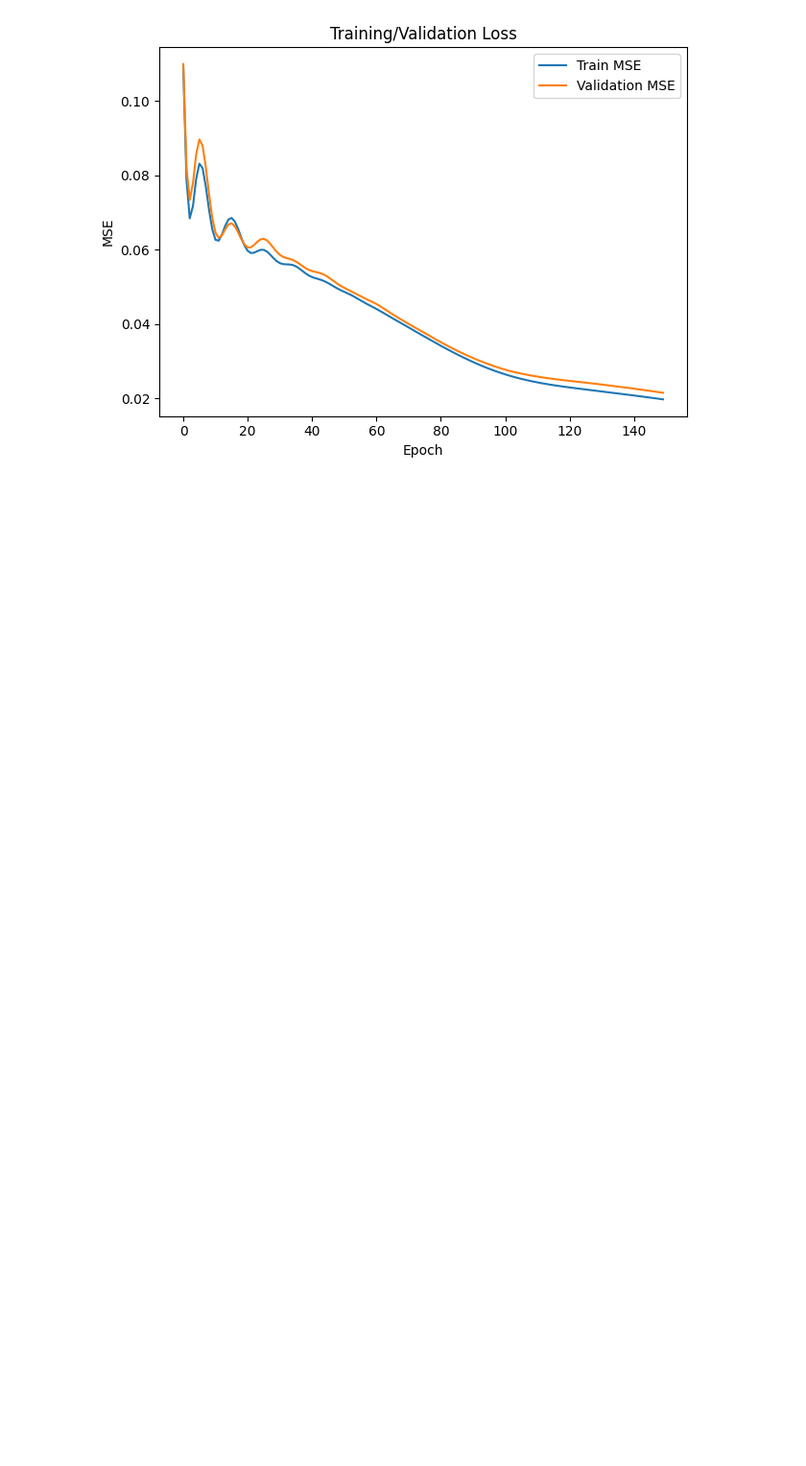
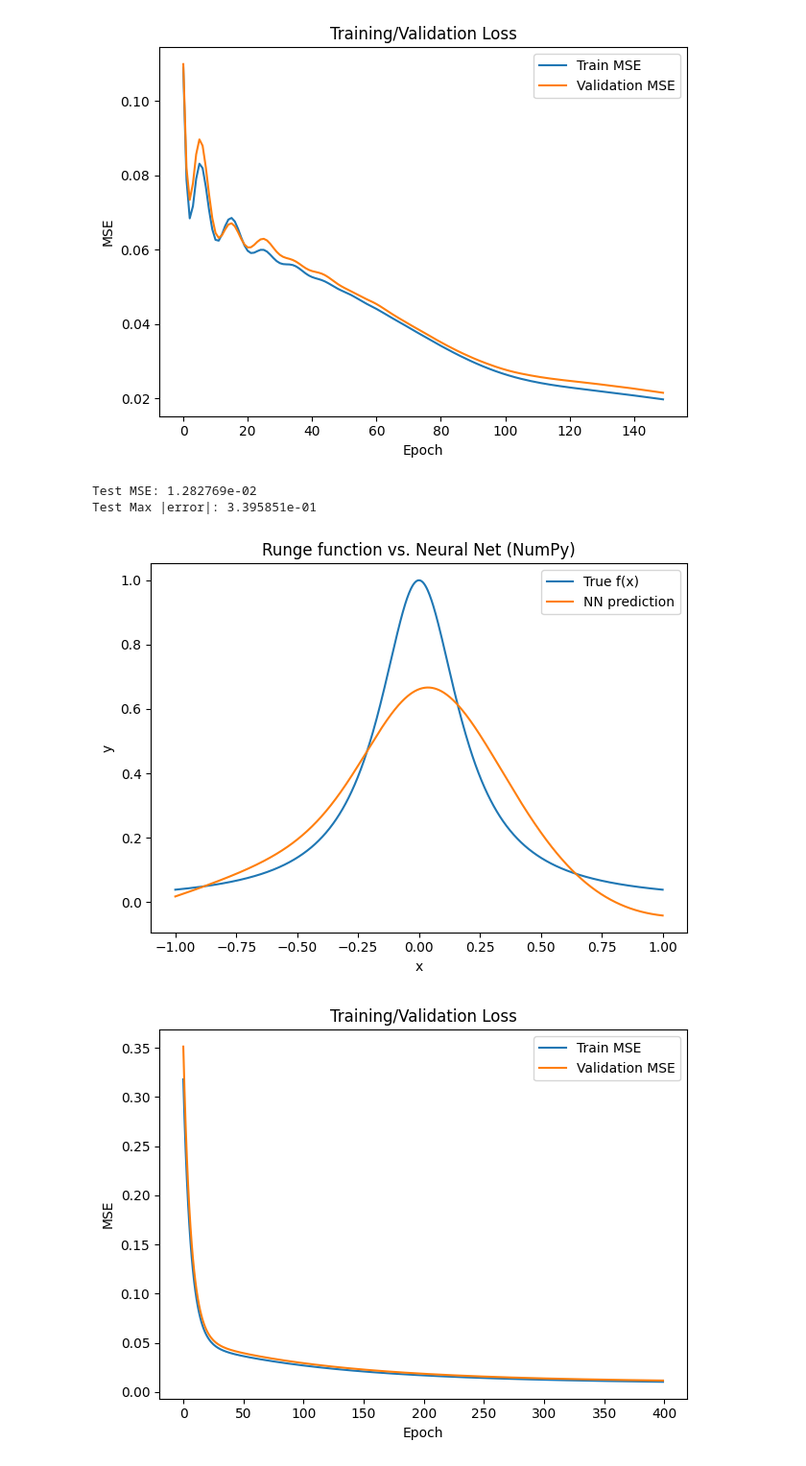
Before and after one commit to XuanWeiWang-999/2025_machine_learning, a Jupyter notebook: Week 2/Programming- neural network test.ipynb, the cells around one changed output. Shown at 96% size. Cells and saved outputs as stored; diff of their text form; code cells hidden in the pictures; blank space fills up the shorter version.

```diff
--- a/Week 2/Programming- neural network test.ipynb
+++ b/Week 2/Programming- neural network test.ipynb
@@ -184,21 +184,94 @@ Test Max |error|: 4.083370e-01
 # %%
 # Pure NumPy neural network to approximate the Runge function quickly (no PyTorch)
 import numpy as np
 import matplotlib.pyplot as plt
 
 np.random.seed(0)
 
 def runge(x):
     return 1.0/(1.0+25.0*x**2)
 
 # data
 n_train, n_val, n_test = 200, 200, 800
 x_train = np.random.uniform(-1,1,(n_train,1)); y_train = runge(x_train)
 x_val   = np.random.uniform(-1,1,(n_val,1));   y_val   = runge(x_val)
 x_test  = np.linspace(-1,1,n_test).reshape(-1,1); y_test = runge(x_test)
 
 # simple 1-32-32-1 tanh MLP with L2 weight decay
 sizes = [1, 32, 32, 1]
 W1 = np.random.randn(sizes[0], sizes[1]) * 0.5
 b1 = np.zeros((1, sizes[1]))
-W2 = np.random.randn
+W2 = np.random.randn(sizes[1], sizes[2]) * 0.5
+b2 = np.zeros((1, sizes[2]))
+W3 = np.random.randn(sizes[2], sizes[3]) * 0.5
+b3 = np.zeros((1, sizes[3]))
+
+def forward(X):
+    z1 = X @ W1 + b1
+    a1 = np.tanh(z1)
+    z2 = a1 @ W2 + b2
+    a2 = np.tanh(z2)
+    y  = a2 @ W3 + b3
+    cache = (X, z1, a1, z2, a2, y)
+    return y, cache
+
+def mse(yhat, y):
+    return np.mean((yhat - y)**2)
+
+lr = 5e-3
+wd = 1e-4
+epochs = 400
+train_losses = []; val_losses = []
+
+for ep in range(epochs):
+    # forward
+    yhat, cache = forward(x_train)
+    X, z1, a1, z2, a2, y = cache
+    # loss + grad
+    diff = (yhat - y_train) / len(y_train)
+    dW3 = a2.T @ diff + wd * W3
+    db3 = np.sum(diff, axis=0, keepdims=True)
+    da2 = diff @ W3.T
+    dz2 = (1 - np.tanh(z2)**2) * da2
+    dW2 = a1.T @ dz2 + wd * W2
+    db2 = np.sum(dz2, axis=0, keepdims=True)
+    da1 = dz2 @ W2.T
+    dz1 = (1 - np.tanh(z1)**2) * da1
+    dW1 = X.T @ dz1 + wd * W1
+    db1 = np.sum(dz1, axis=0, keepdims=True)
+    # update
+    W3 -= lr * dW3; b3 -= lr * db3
+    W2 -= lr * dW2; b2 -= lr * db2
+    W1 -= lr * dW1; b1 -= lr * db1
+
+    # record losses
+    yh_tr, _ = forward(x_train)
+    yh_va, _ = forward(x_val)
+    train_losses.append(mse(yh_tr, y_train))
+    val_losses.append(mse(yh_va, y_val))
+
+# evaluate
+y_pred, _ = forward(x_test)
+mse_test = mse(y_pred, y_test)
+max_err = np.max(np.abs(y_pred - y_test))
+print(f"Test MSE: {mse_test:.6e}")
+print(f"Test Max |error|: {max_err:.6e}")
+
+# plot predictions vs true
+plt.figure()
+plt.plot(x_test.ravel(), y_test.ravel(), label="True f(x)")
+plt.plot(x_test.ravel(), y_pred.ravel(), label="NN prediction")
+plt.title("Runge function vs. Neural Net (NumPy)")
+plt.xlabel("x"); plt.ylabel("y"); plt.legend(); plt.tight_layout(); plt.show()
+
+# plot loss curves
+plt.figure()
+plt.plot(train_losses, label="Train MSE")
+plt.plot(val_losses, label="Validation MSE")
+plt.title("Training/Validation Loss")
+plt.xlabel("Epoch"); plt.ylabel("MSE"); plt.legend(); plt.tight_layout(); plt.show()
+# %% [output]
+Test MSE: 1.282769e-02
+Test Max |error|: 3.395851e-01
+[figure, added]
+[figure, added]
```
Also changed, not shown: parts of 2 cells of this notebook.
